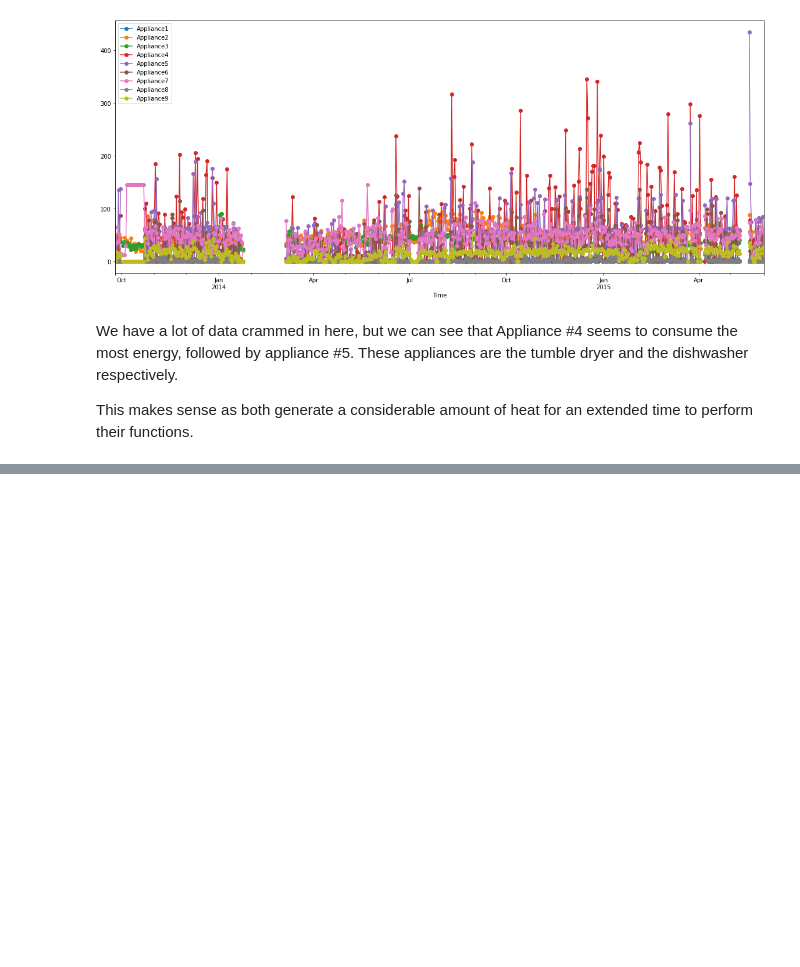
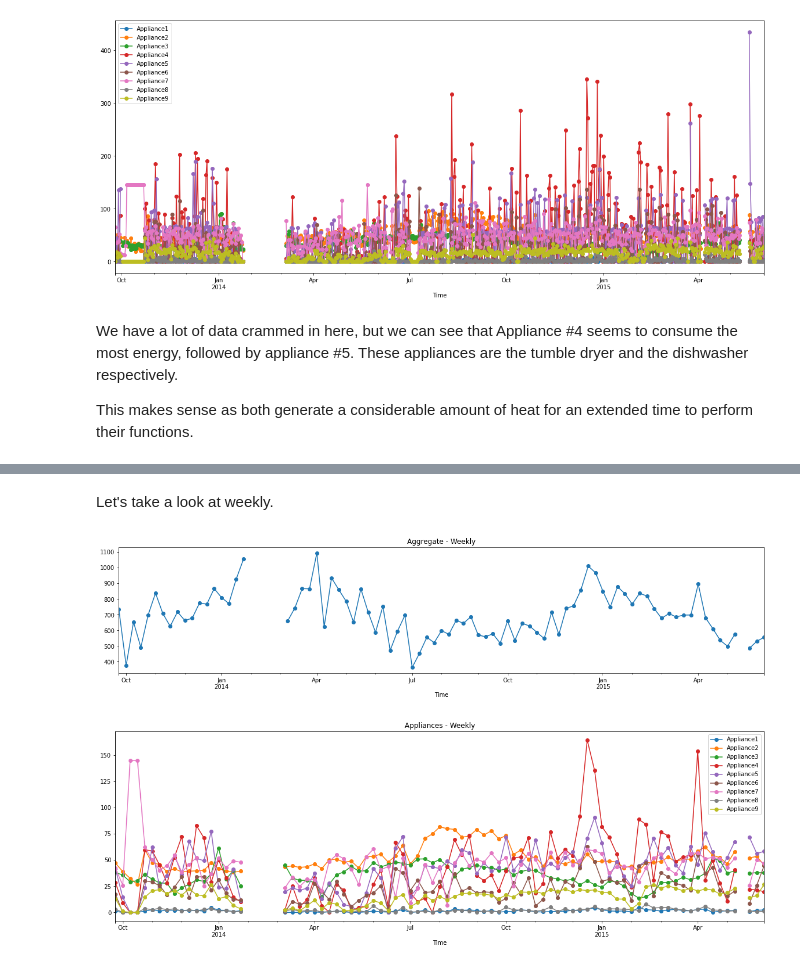
Before and after one commit to JessicaFB/SmartHouse_HackfromHome2021, a Jupyter notebook: SmartHouse_EDA.ipynb, the cells around one changed output, grey strips where cells are left out. Cells and saved outputs as stored; diff of their text form; code cells hidden in the pictures; blank space fills up the shorter version.

Commit message:
Weekly time series.

```diff
--- a/SmartHouse_EDA.ipynb
+++ b/SmartHouse_EDA.ipynb
@@ -211,0 +219,15 @@ We can
+# %% [markdown]
+Let's take a look at weekly.
+# %%
+# Weekly mean consumption totals
+ts_aggregate.resample("W").mean().plot(style="-o", figsize=(20, 4))
+plt.title('Aggregate - Weekly')
+plt.show()
+
+# Weekly mean consumption by appliance
+ts_appliances.resample("W").mean().plot(style="-o", figsize=(20, 6))
+plt.title('Appliances - Weekly')
+plt.show()
+# %% [output]
+[figure, added]
+[figure, added]
```
Also changed, not shown: parts of 6 cells of this notebook.
